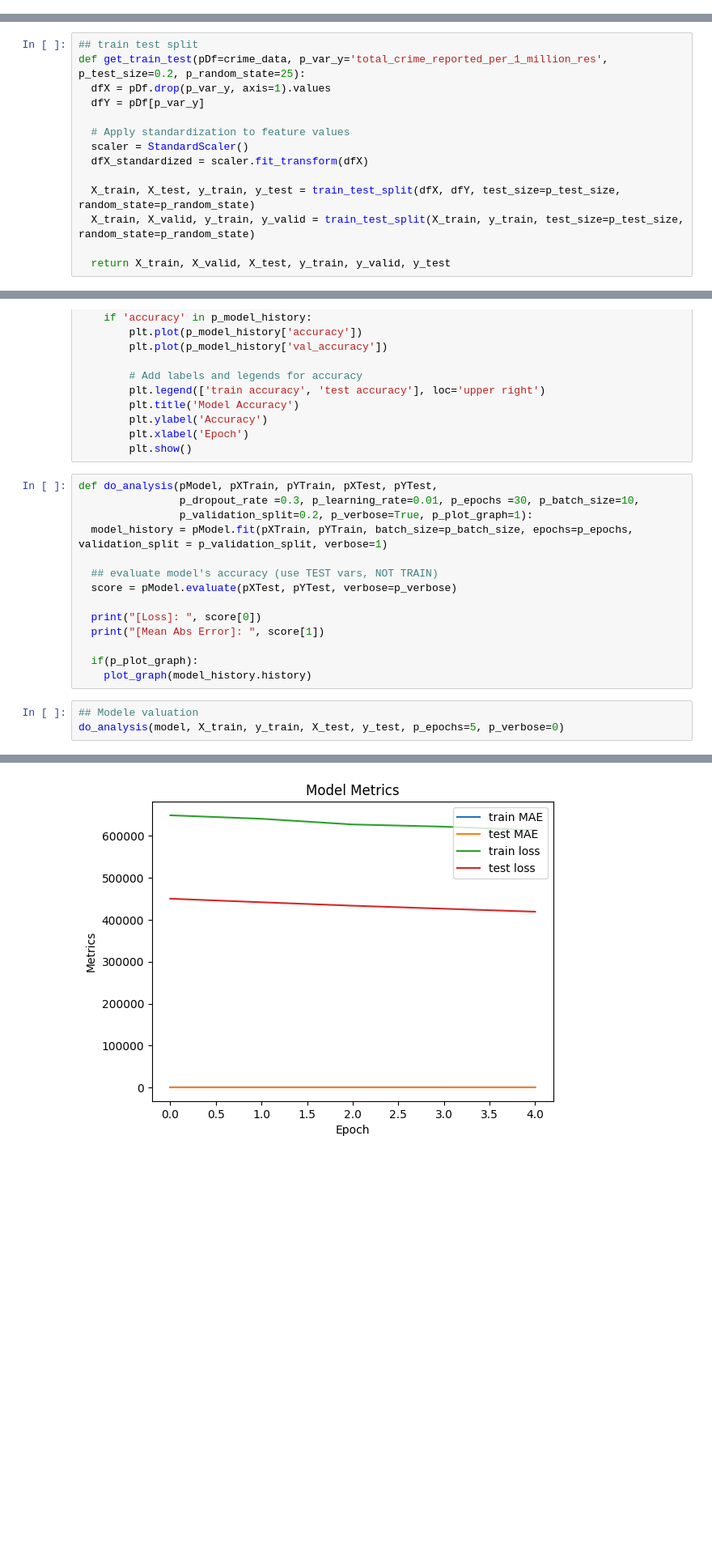
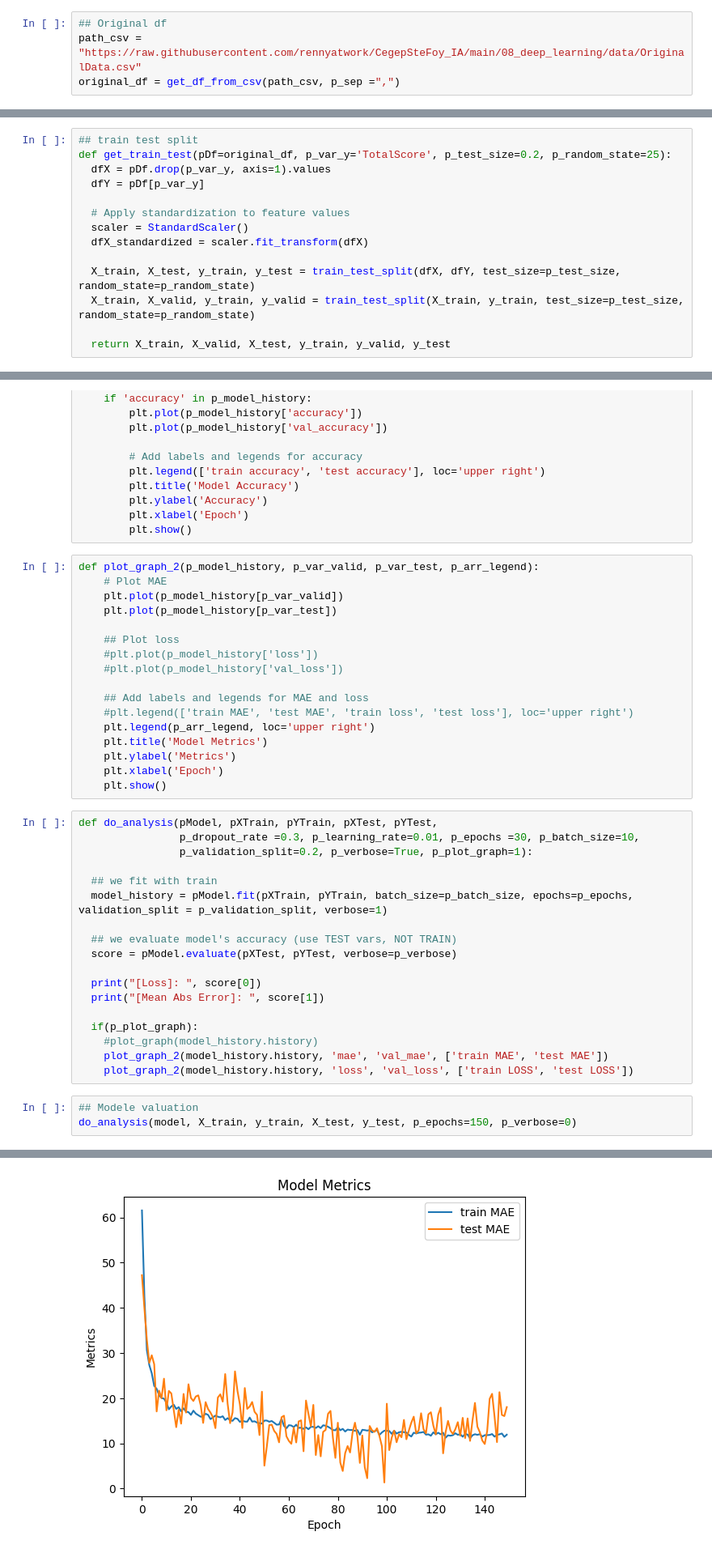
Before and after one commit to rennyatwork/CegepSteFoy_IA, a Jupyter notebook: 08_deep_learning/tp_01_v01.ipynb, the cells around one changed output, grey strips where cells are left out. Shown at 81% size. Drawn from its saved outputs; the diff is of its cells as text; blank space fills up the shorter version.

```diff
--- a/08_deep_learning/tp_01_v01.ipynb
+++ b/08_deep_learning/tp_01_v01.ipynb
@@ -32,0 +49,4 @@ crime_data.head()
+# %%
+## Original df
+path_csv = "https://raw.githubusercontent.com/rennyatwork/CegepSteFoy_IA/main/08_deep_learning/data/OriginalData.csv"
+original_df = get_df_from_csv(path_csv, p_sep =",")
@@ -33,6 +74,6 @@ crime_data.head()
 # %%
 ## train test split
-def get_train_test(pDf=crime_data, p_var_y='total_crime_reported_per_1_million_res', p_test_size=0.2, p_random_state=25):
+def get_train_test(pDf=original_df, p_var_y='TotalScore', p_test_size=0.2, p_random_state=25):
   dfX = pDf.drop(p_var_y, axis=1).values
   dfY = pDf[p_var_y]
 
@@ -110,21 +151,42 @@ def plot_graph(p_model_history):
         plt.ylabel('Accuracy')
         plt.xlabel('Epoch')
         plt.show()
+# %%
+def plot_graph_2(p_model_history, p_var_valid, p_var_test, p_arr_legend):
+    # Plot MAE
+    plt.plot(p_model_history[p_var_valid])
+    plt.plot(p_model_history[p_var_test])
+
+    ## Plot loss
+    #plt.plot(p_model_history['loss'])
+    #plt.plot(p_model_history['val_loss'])
+
+    ## Add labels and legends for MAE and loss
+    #plt.legend(['train MAE', 'test MAE', 'train loss', 'test loss'], loc='upper right')
+    plt.legend(p_arr_legend, loc='upper right')
+    plt.title('Model Metrics')
+    plt.ylabel('Metrics')
+    plt.xlabel('Epoch')
+    plt.show()
 # %%
 def do_analysis(pModel, pXTrain, pYTrain, pXTest, pYTest,
                 p_dropout_rate =0.3, p_learning_rate=0.01, p_epochs =30, p_batch_size=10,
                 p_validation_split=0.2, p_verbose=True, p_plot_graph=1):
+
+  ## we fit with train
   model_history = pModel.fit(pXTrain, pYTrain, batch_size=p_batch_size, epochs=p_epochs, validation_split = p_validation_split, verbose=1)
 
-  ## evaluate model's accuracy (use TEST vars, NOT TRAIN)
+  ## we evaluate model's accuracy (use TEST vars, NOT TRAIN)
   score = pModel.evaluate(pXTest, pYTest, verbose=p_verbose)
 
   print("[Loss]: ", score[0])
   print("[Mean Abs Error]: ", score[1])
 
   if(p_plot_graph):
-    plot_graph(model_history.history)
+    #plot_graph(model_history.history)
+    plot_graph_2(model_history.history, 'mae', 'val_mae', ['train MAE', 'test MAE'])
+    plot_graph_2(model_history.history, 'loss', 'val_loss', ['train LOSS', 'test LOSS'])
 # %%
 ## Modele valuation
-do_analysis(model, X_train, y_train, X_test, y_test, p_epochs=5, p_verbose=0)
+do_analysis(model, X_train, y_train, X_test, y_test, p_epochs=150, p_verbose=0)
 # %% [output]
@@ -143 +210 @@ Epoch 5/5
-[figure, old version]
+[figure, new version]
```
Also changed, not shown: parts of 8 cells of this notebook.
